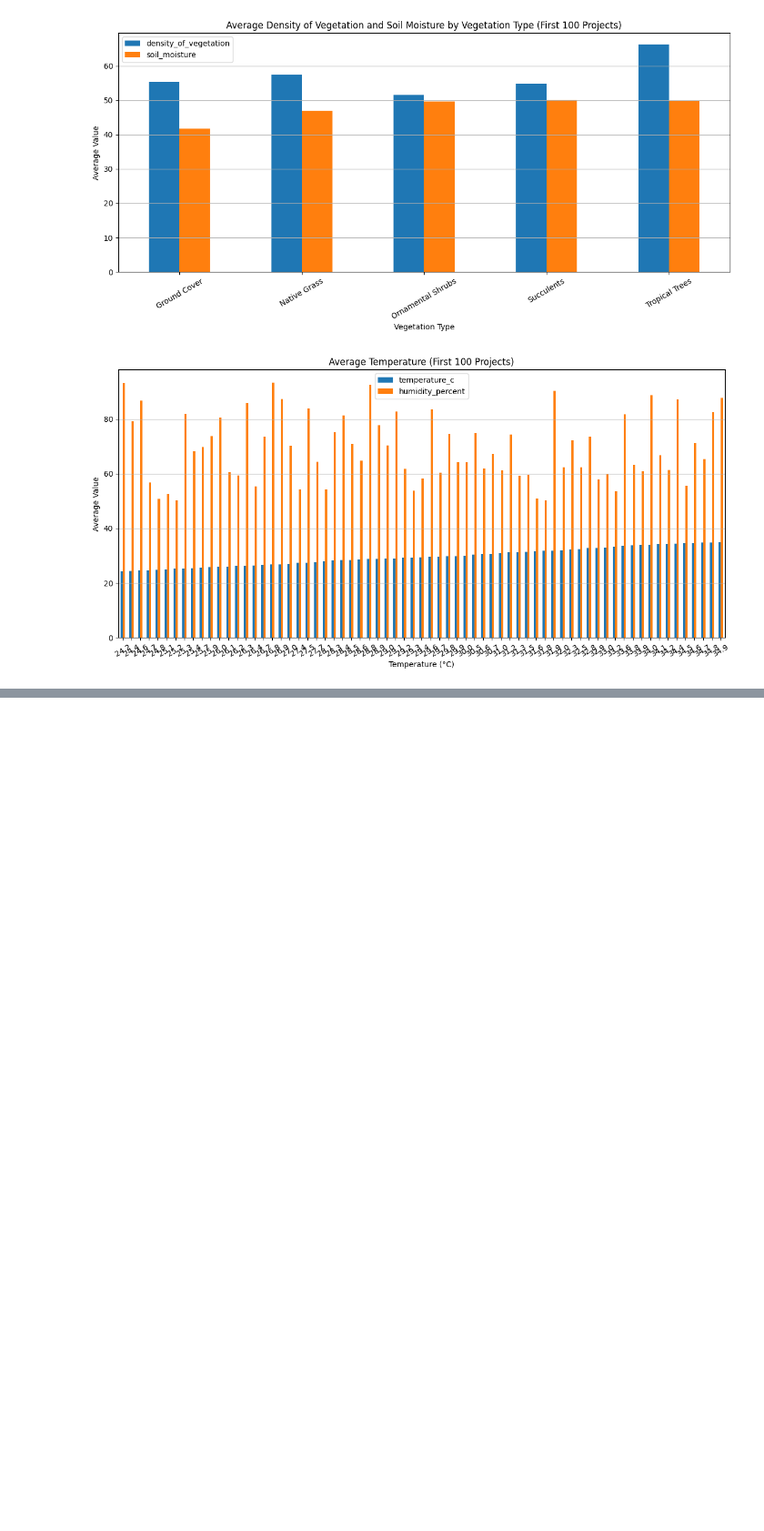
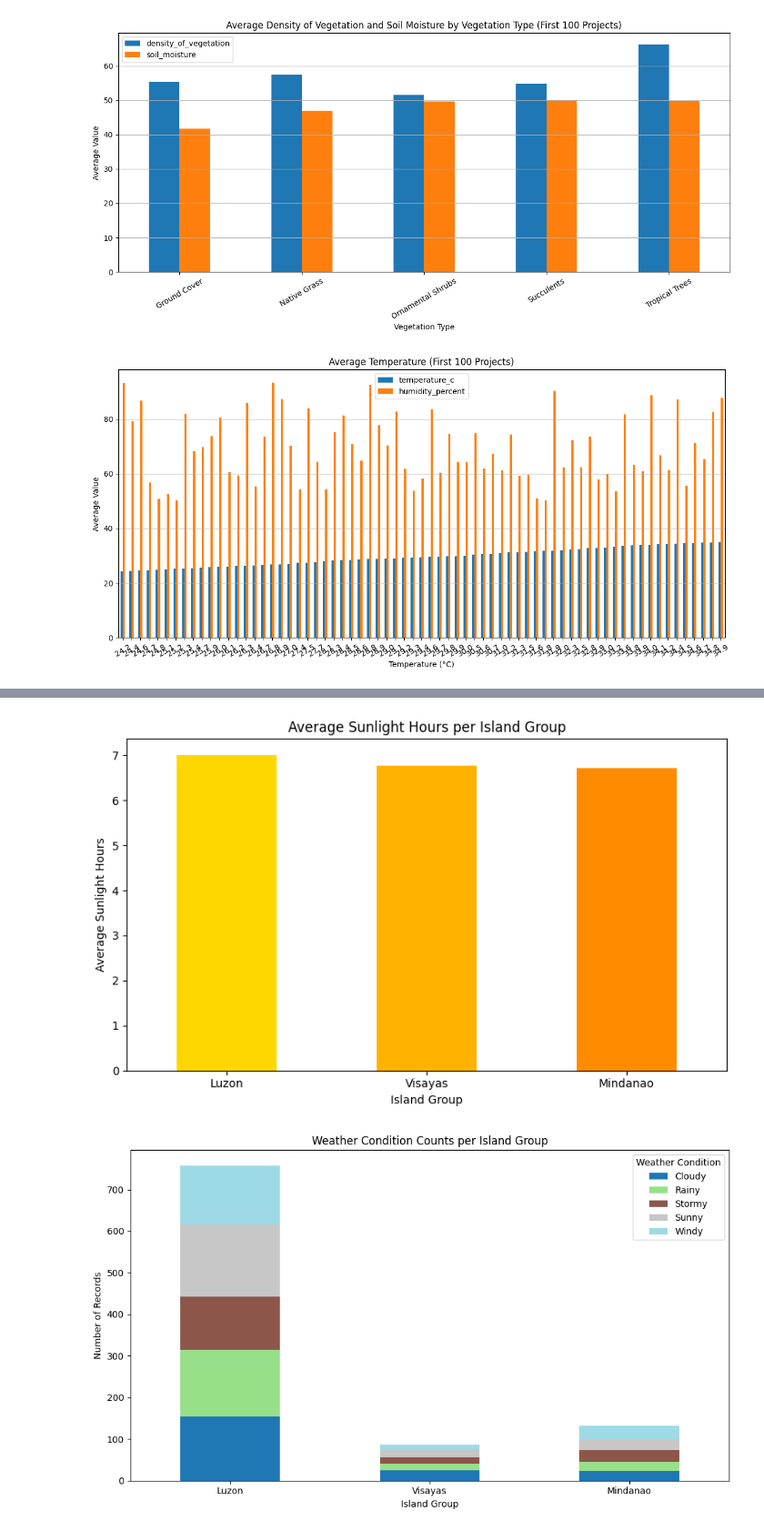
Before and after one commit to WizardofO/MO_IT148_ADET_SMART_CONTRACT-for-LANDSCAPE-MONITORING__A3101_NIEVA-OSIAS-JR_2025, a Jupyter notebook: IOT_SmartLandscapeMonitoring.ipynb, the cells around one changed output, grey strips where cells are left out. Shown at 91% size. Drawn from its saved outputs; the diff is of its cells as text; code cells hidden in the pictures; blank space fills up the shorter version.

```diff
--- a/IOT_SmartLandscapeMonitoring.ipynb
+++ b/IOT_SmartLandscapeMonitoring.ipynb
@@ -1751,0 +1823,61 @@ plt.show()
+# %%
+import matplotlib.pyplot as plt
+
+# Define city-to-island mapping
+luzon_cities = [
+    "Quezon City", "Makati", "Taguig", "Baguio", "Pasig", "Manila", "Parañaque", "Mandaluyong", "San Juan",
+    "Las Piñas", "Caloocan", "Valenzuela", "Marikina", "Muntinlupa", "Navotas", "Antipolo", "Imus", "Dasmariñas",
+    "Bacoor", "General Trias", "San Pedro", "Santa Rosa", "Biñan", "Calamba", "Batangas City", "Lipa",
+    "Tarlac City", "Olongapo", "Angeles City", "San Fernando (Pampanga)", "Legazpi", "Naga City"
+]
+visayas_cities = [
+    "Cebu City", "Iloilo City", "Bacolod City"
+]
+mindanao_cities = [
+    "Davao City", "Zamboanga City", "Butuan", "Cagayan de Oro", "Tagum"
+]
+palawan_cities = [
+    "Puerto Princesa"
+]
+
+# Add a new column for island group
+def get_island_group(location):
+    if location in luzon_cities:
+        return "Luzon"
+    elif location in visayas_cities:
+        return "Visayas"
+    elif location in mindanao_cities:
+        return "Mindanao"
+    elif location in palawan_cities:
+        return "Palawan"
+    else:
+        return "Other"
+
+df['island_group'] = df['location'].apply(get_island_group)
+
+# Group by island group
+island_sunlight = df.groupby('island_group')['sunlight_hours'].mean().loc[["Luzon", "Visayas", "Mindanao"]]
+island_weather = df.groupby(['island_group', 'weather_condition']).size().unstack(fill_value=0).loc[["Luzon", "Visayas", "Mindanao"]]
+
+# Plot: Average Sunlight Hours per Island Group
+plt.figure(figsize=(8, 5))
+island_sunlight.plot(kind='bar', color=['#FFD700', '#FFB300', '#FF8C00'])
+plt.title('Average Sunlight Hours per Island Group')
+plt.ylabel('Average Sunlight Hours')
+plt.xlabel('Island Group')
+plt.xticks(rotation=0)
+plt.tight_layout()
+plt.show()
+
+# Plot: Weather Condition Counts per Island Group
+island_weather.plot(kind='bar', stacked=True, figsize=(10, 6), colormap='tab20')
+plt.title('Weather Condition Counts per Island Group')
+plt.ylabel('Number of Records')
+plt.xlabel('Island Group')
+plt.xticks(rotation=0)
+plt.legend(title='Weather Condition')
+plt.tight_layout()
+plt.show()
+# %% [output]
+[figure, added]
+[figure, added]
```
Also changed, not shown: parts of 5 cells of this notebook.
